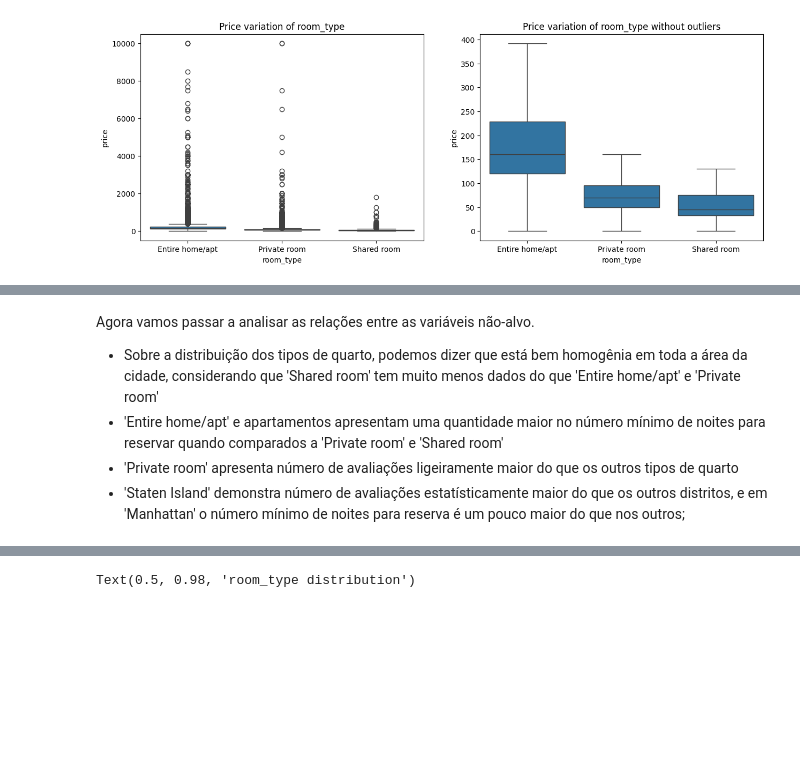
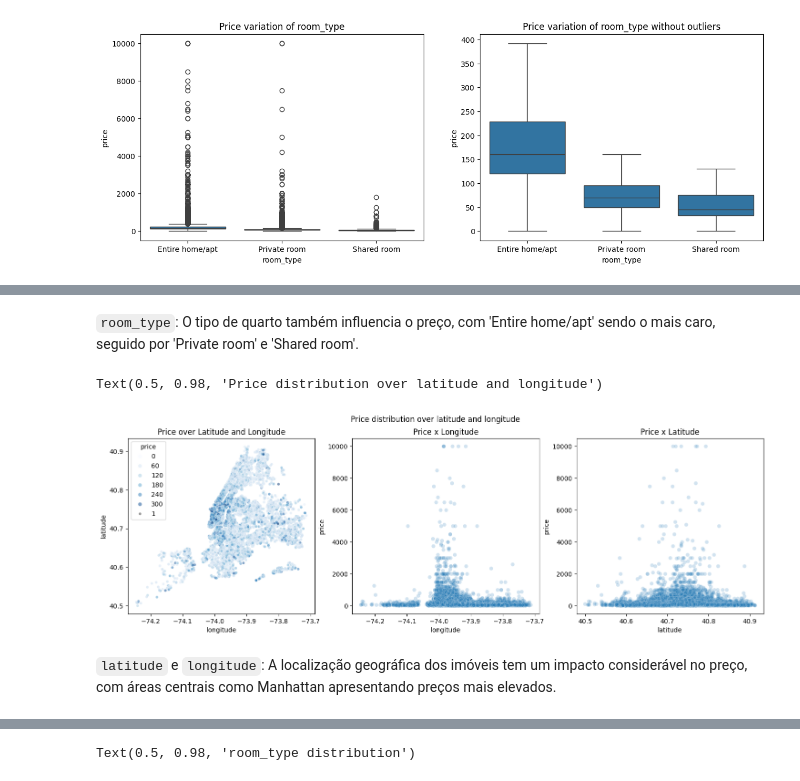
Before and after one commit to ismaalves/Desafio_Indicium, a Jupyter notebook: EDA.ipynb, the cells around one changed output, grey strips where cells are left out. Saved outputs shown, nothing was run; the diff lists cells and outputs as text; code cells hidden in the pictures; blank space fills up the shorter version.

```diff
--- a/EDA.ipynb
+++ b/EDA.ipynb
@@ -293,7 +336,23 @@ sns.scatterplot(data=dados[dados['price'] < 350], y='latitude', x='longitude', h
-# %% [markdown]
-Agora vamos passar a analisar as relações entre as variáveis não-alvo.
-
-* Sobre a distribuição dos tipos de quarto, podemos dizer que está bem homogênia em toda a área da cidade, considerando que 'Shared room' tem muito menos dados do que 'Entire home/apt' e 'Private room'
-* 'Entire home/apt' e apartamentos apresentam uma quantidade maior no número mínimo de noites para reservar quando comparados a 'Private room' e 'Shared room'
-* 'Private room' apresenta número de avaliações ligeiramente maior do que os outros tipos de quarto
-* 'Staten Island' demonstra número de avaliações estatísticamente maior do que os outros distritos, e em 'Manhattan' o número mínimo de noites para reserva é um pouco maior do que nos outros;
+# %% [markdown]
+`room_type`: O tipo de quarto também influencia o preço, com 'Entire home/apt' sendo o mais caro, seguido por 'Private room' e 'Shared room'.
+# %%
+q1_price, q3_price = dados['price'].quantile([0.25, 0.75])
+iqr_price = q3_price - q1_price
+inf_price, sup_price = q1_price - 1.5 * iqr_price, q3_price + 1.5 * iqr_price
+
+fig, ax = plt.subplots(1,3,figsize=(18, 5))
+
+sns.scatterplot(data=dados[(dados['price'] >= inf_price) & (dados['price'] <= sup_price)], y='latitude', x='longitude', hue='price', ax=ax[0], size=1, alpha=0.5, palette='Blues')
+sns.scatterplot(data=dados, y='price', x='longitude', alpha=0.2, ax=ax[1], legend=False)
+sns.scatterplot(data=dados, y='price', x='latitude', alpha=0.2, ax=ax[2], legend=False)
+
+ax[0].set_title('Price over Latitude and Longitude')
+ax[1].set_title('Price x Longitude')
+ax[2].set_title('Price x Latitude')
+
+fig.suptitle('Price distribution over latitude and longitude')
+# %% [output]
+Text(0.5, 0.98, 'Price distribution over latitude and longitude')
+[figure, added]
+# %% [markdown]
+`latitude` e `longitude`: A localização geográfica dos imóveis tem um impacto considerável no preço, com áreas centrais como Manhattan apresentando preços mais elevados.
```
Also changed, not shown: parts of 65 cells of this notebook.
